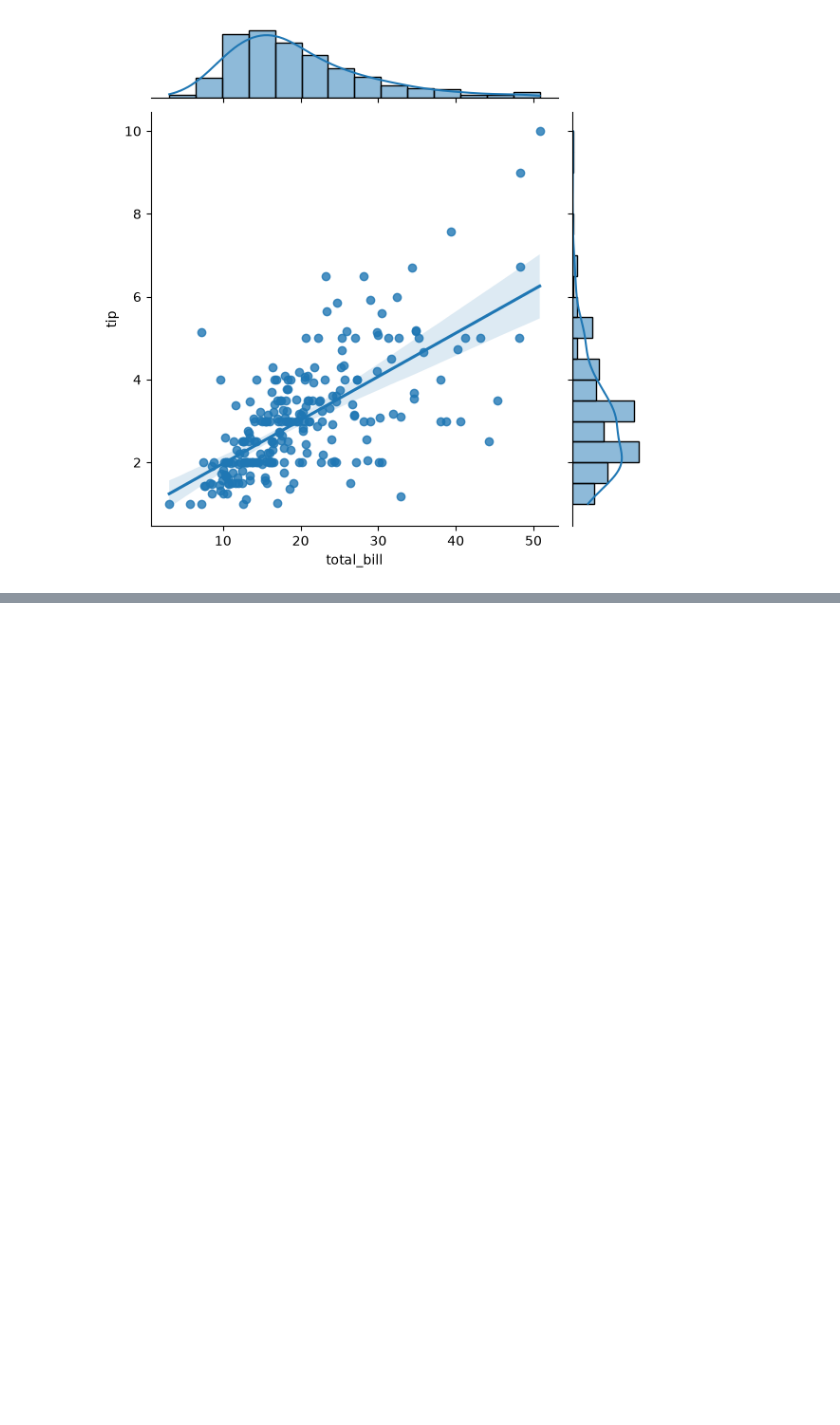
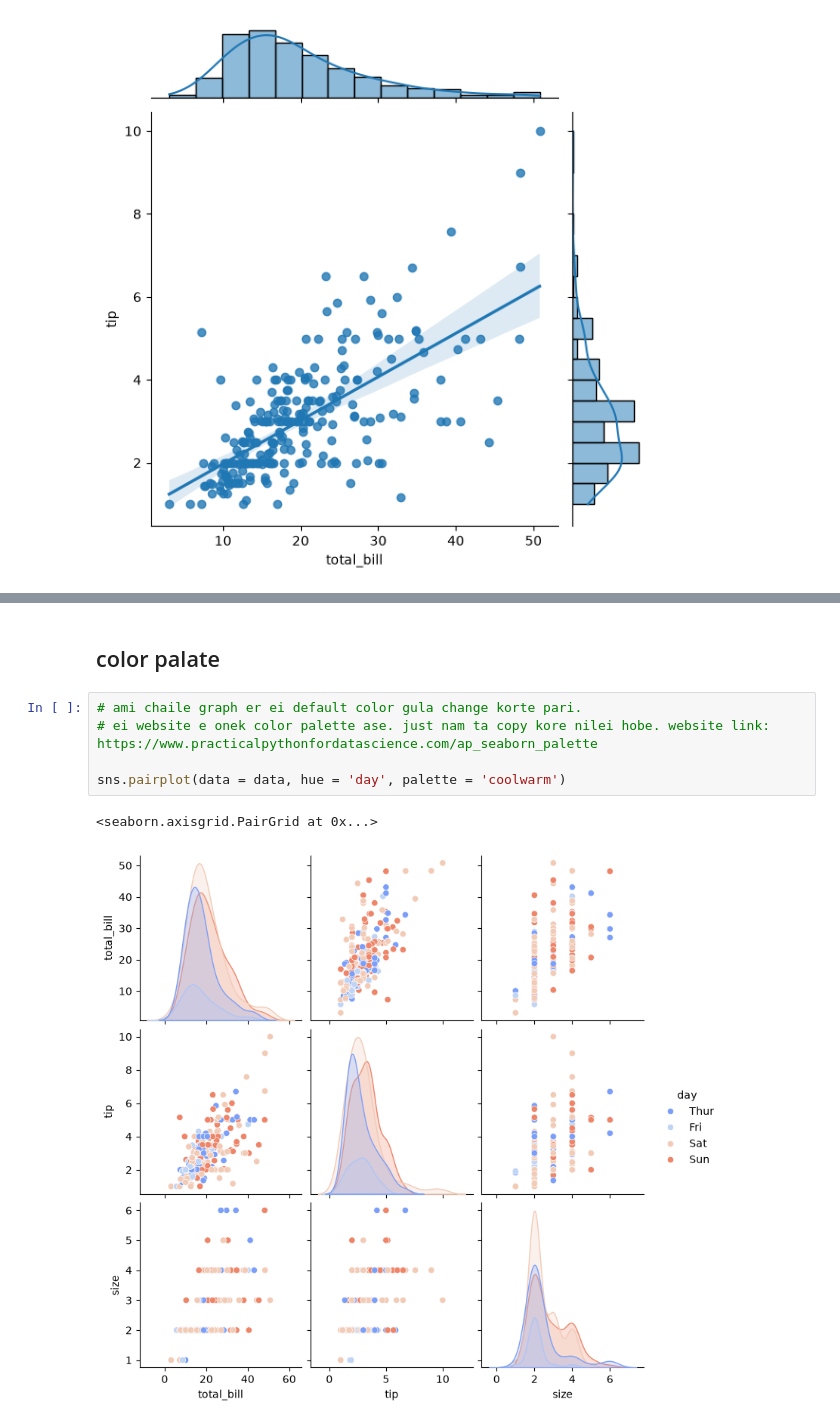
Before and after one commit to jihad-islam/Learning-ML, a Jupyter notebook: 5.Seaborn/1.intro.ipynb, the cells around one changed output, grey strips where cells are left out. Drawn from its saved outputs; the diff is of its cells as text; blank space fills up the shorter version.

```diff
--- a/5.Seaborn/1.intro.ipynb
+++ b/5.Seaborn/1.intro.ipynb
@@ -419,0 +613,10 @@ sns.jointplot(data = data, x = 'total_bill', y = 'tip', kind = 'reg')
+# %% [markdown]
+## color palate
+# %%
+# ami chaile graph er ei default color gula change korte pari.
+# ei website e onek color palette ase. just nam ta copy kore nilei hobe. website link: https://www.practicalpythonfordatascience.com/ap_seaborn_palette
+
+sns.pairplot(data = data, hue = 'day', palette = 'coolwarm')
+# %% [output]
+<seaborn.axisgrid.PairGrid at 0x...>
+[figure, added]
```
Also changed, not shown: parts of 28 cells of this notebook.
